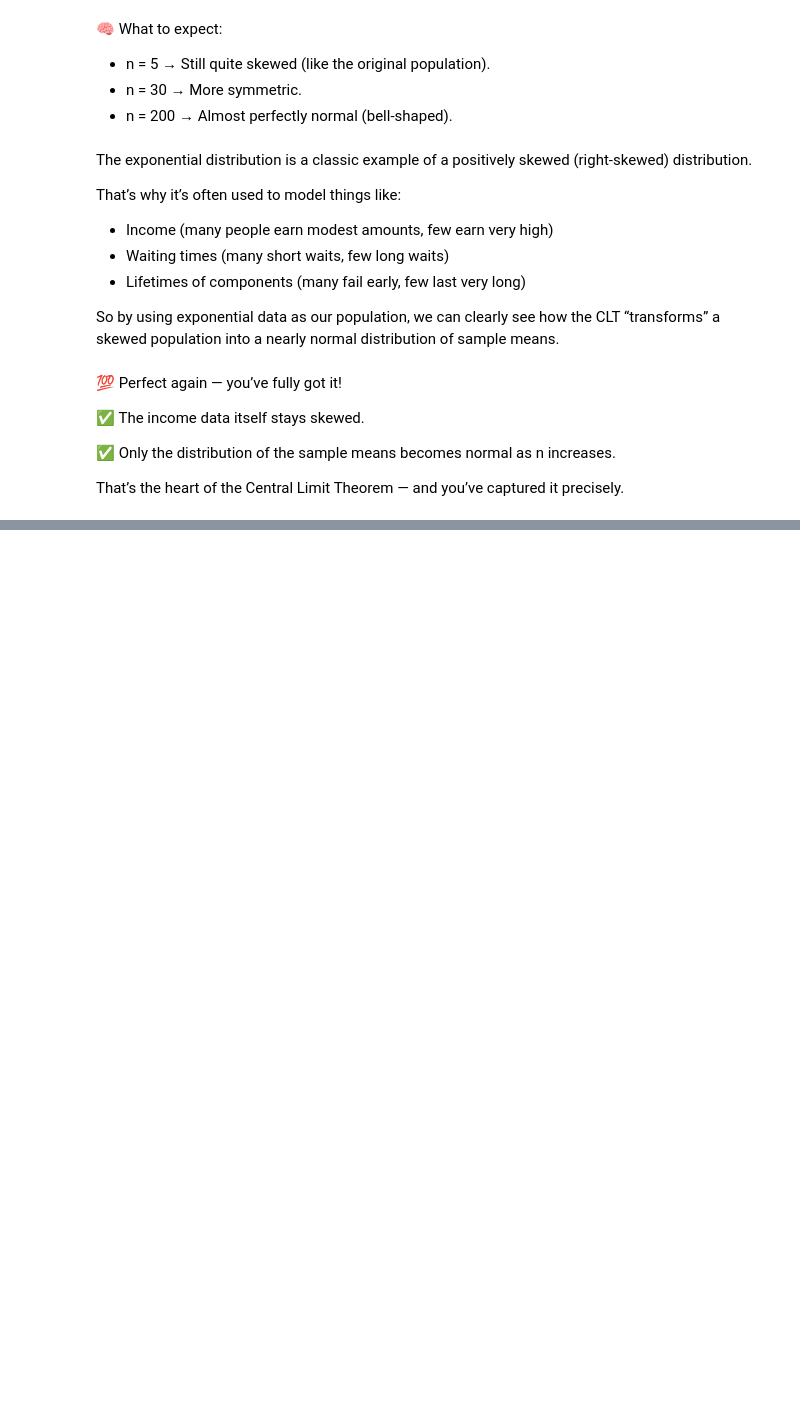
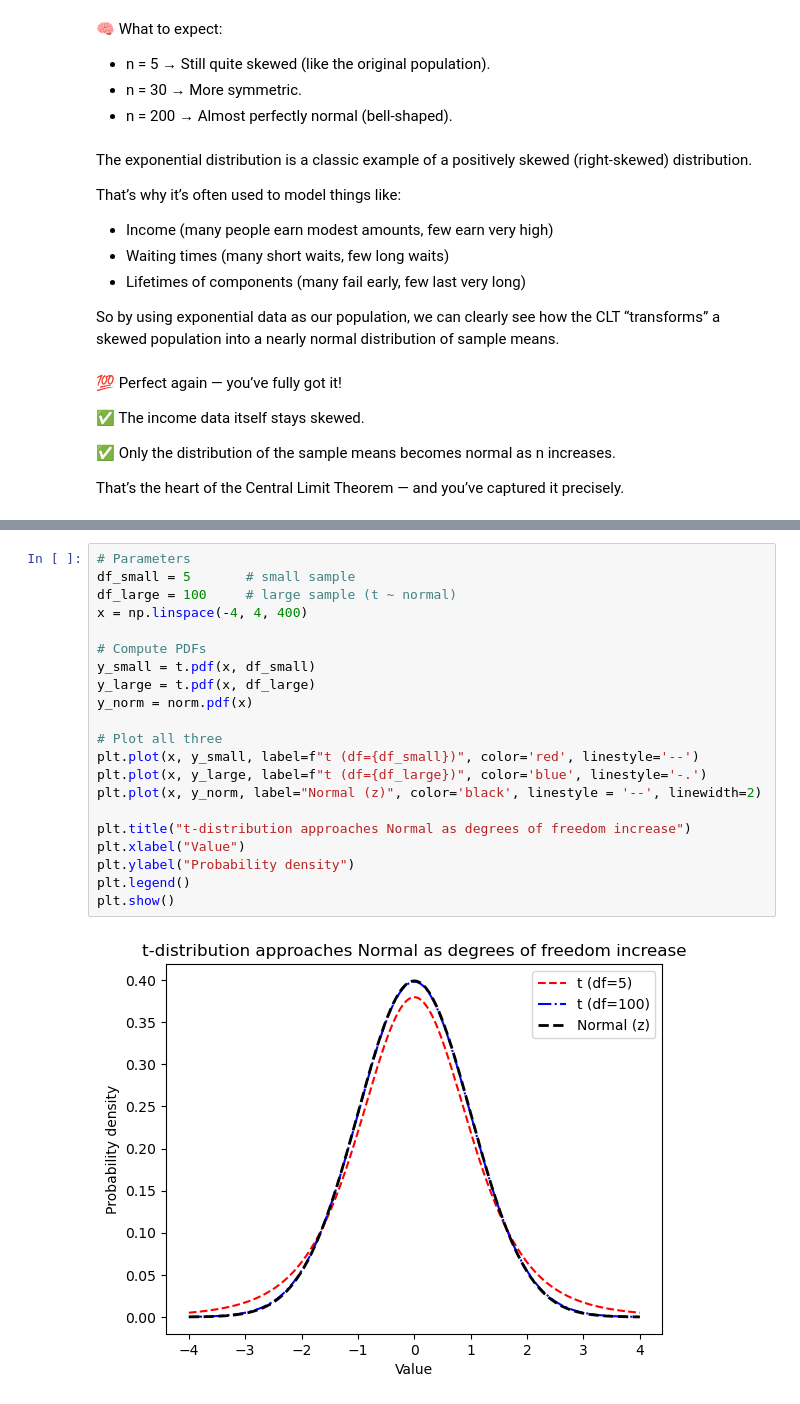
Before and after one commit to mlnotes2718/introduction-statistics-machine-learning, a Jupyter notebook: Statistics-in-ML-5-Sampling-Distributions-and-Central-Limit-Theorem.ipynb, the cells around one changed output, grey strips where cells are left out. Cells and saved outputs as stored; diff of their text form; blank space fills up the shorter version.

```diff
--- a/Statistics-in-ML-5-Sampling-Distributions-and-Central-Limit-Theorem.ipynb
+++ b/Statistics-in-ML-5-Sampling-Distributions-and-Central-Limit-Theorem.ipynb
@@ -189,0 +565,23 @@ Make statistical inferences about population parameters safely, as long as the s
+# %%
+# Parameters
+df_small = 5       # small sample
+df_large = 100     # large sample (t ~ normal)
+x = np.linspace(-4, 4, 400)
+
+# Compute PDFs
+y_small = t.pdf(x, df_small)
+y_large = t.pdf(x, df_large)
+y_norm = norm.pdf(x)
+
+# Plot all three
+plt.plot(x, y_small, label=f"t (df={df_small})", color='red', linestyle='--')
+plt.plot(x, y_large, label=f"t (df={df_large})", color='blue', linestyle='-.')
+plt.plot(x, y_norm, label="Normal (z)", color='black', linestyle = '--', linewidth=2)
+
+plt.title("t-distribution approaches Normal as degrees of freedom increase")
+plt.xlabel("Value")
+plt.ylabel("Probability density")
+plt.legend()
+plt.show()
+# %% [output]
+[figure, added]
```
Also changed, not shown: parts of 54 cells of this notebook.
